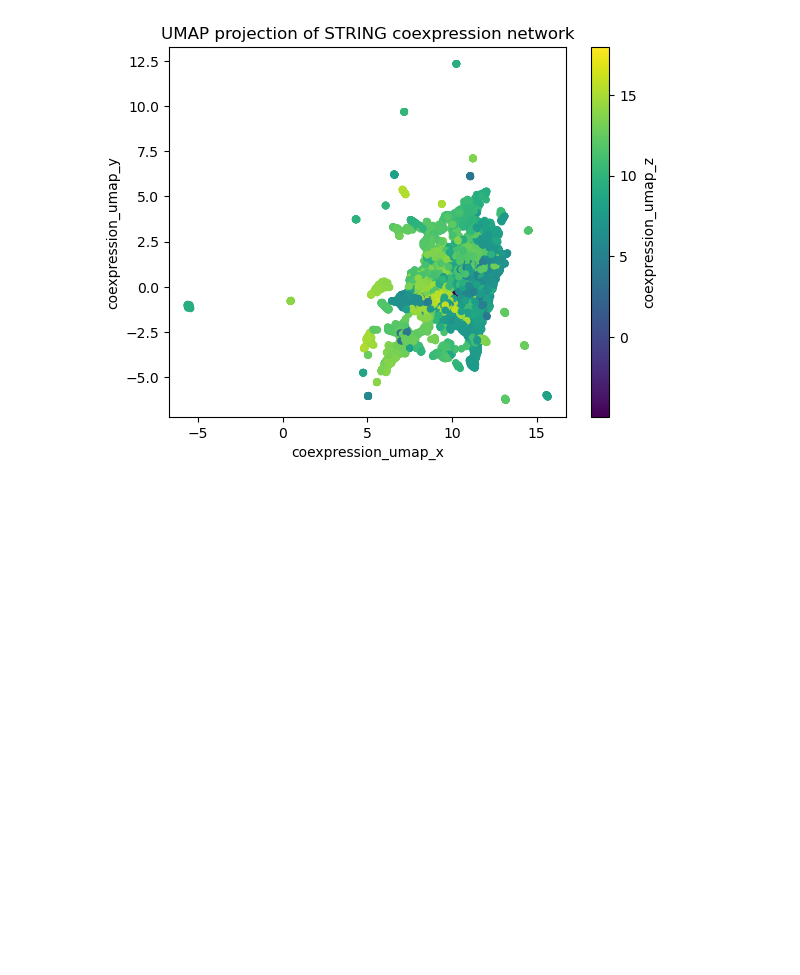
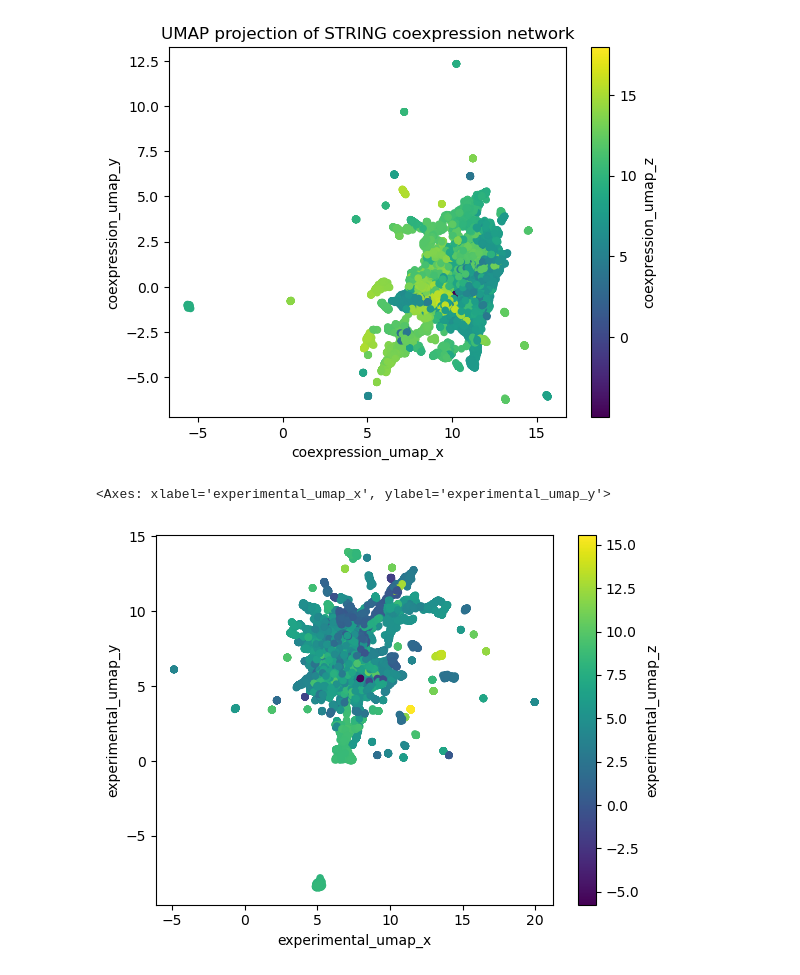
Before and after one commit to sunshine-42/protein-abundance-PMDA2025, a Jupyter notebook: notebooks/01-srtring-umap.ipynb, the cells around one changed output. Drawn from its saved outputs; the diff is of its cells as text; code cells hidden in the pictures; blank space fills up the shorter version.

Commit message:
feat: string UMAP analysis

```diff
--- a/notebooks/01-srtring-umap.ipynb
+++ b/notebooks/01-srtring-umap.ipynb
@@ -8,11 +8,12 @@ db = pd.read_csv(
     string_db_file,
     compression="gzip",
     sep=" ",
-    usecols=["protein1", "protein2", "coexpression"]
+    usecols=["protein1", "protein2", "coexpression", "experimental", "combined_score"]
 )
 # %%
 # normalize coexpression column
 db["coexpression"] = (db["coexpression"] - db["coexpression"].min()) / (db["coexpression"].max() - db["coexpression"].min())
+db["experimental"] = (db["experimental"] - db["experimental"].min()) / (db["experimental"].max() - db["experimental"].min())
 # %%
 matrix = db.pivot(index="protein1", columns="protein2", values="coexpression").fillna(0)
 # %%
@@ -50 +53,20 @@ umap_df.to_csv("/nfs/cds-peta/exports/biol_micro_cds_gr_sunagawa/scratch/vbezsha
                sep="\t", compression="gzip")
+# %%
+experimental_pivot = db.pivot(index="protein1", columns="protein2", values="experimental").fillna(0)
+experimental_umap = umap_model.fit_transform(experimental_pivot)
+
+experimental_umap_df = pd.DataFrame(
+    experimental_umap,
+    columns=[
+        "experimental_umap_x",
+        "experimental_umap_y",
+        "experimental_umap_z"]
+)
+
+
+# plot experimental UMAP
+experimental_umap_df.plot.scatter(x="experimental_umap_x", y="experimental_umap_y", c= "experimental_umap_z",
+    colormap="viridis")
+# %% [output]
+<Axes: xlabel='experimental_umap_x', ylabel='experimental_umap_y'>
+[figure, added]
```
Also changed, not shown: parts of 4 cells of this notebook.
